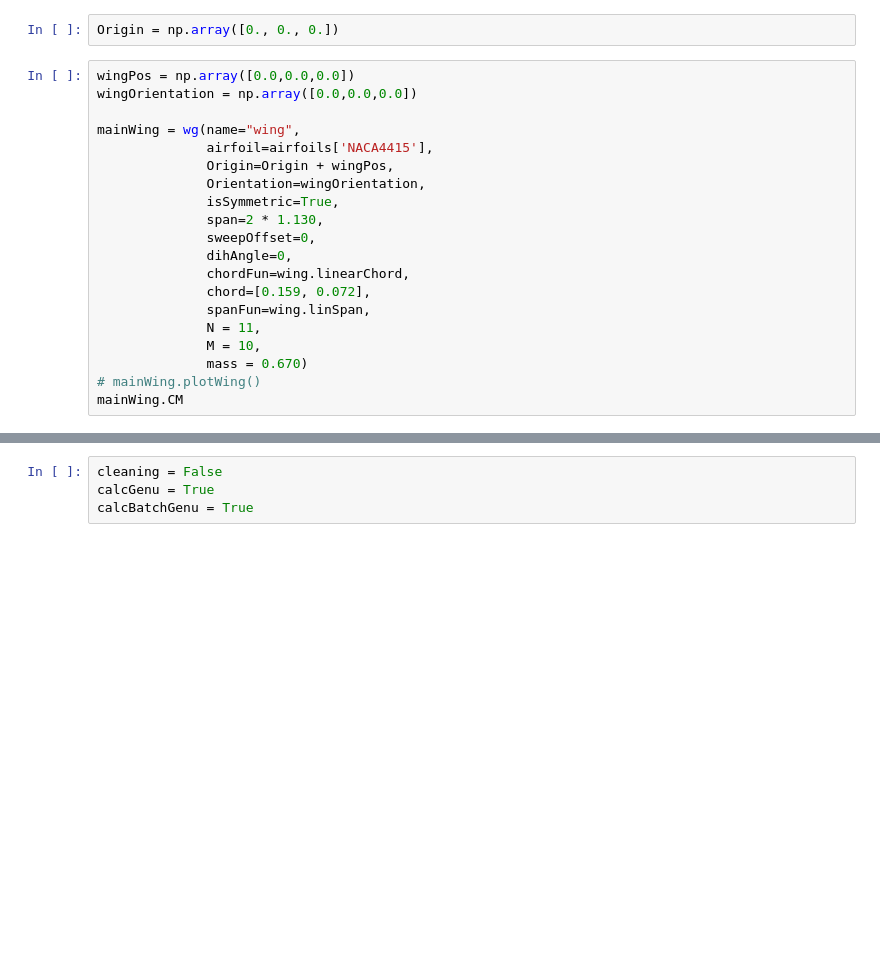
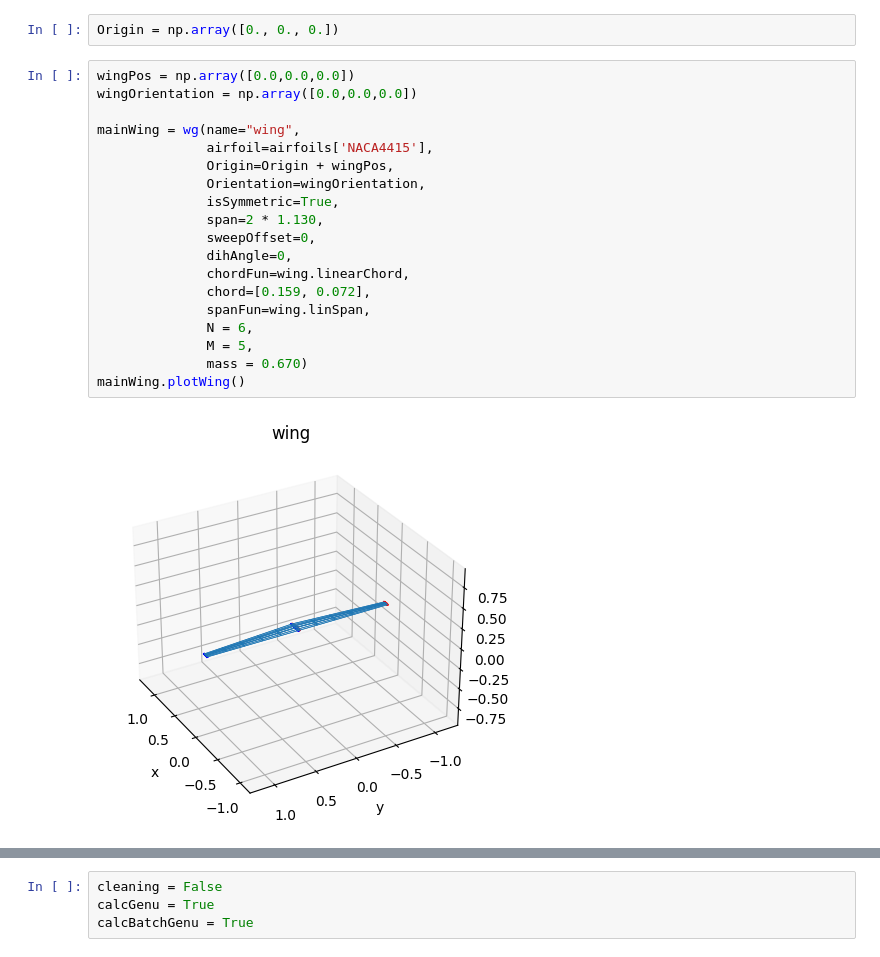
Before and after one commit to trifwn/Icarus, a Jupyter notebook: 3DCalc.ipynb, the cells around one changed output, grey strips where cells are left out. Saved outputs shown, nothing was run; the diff lists cells and outputs as text; blank space fills up the shorter version.

```diff
--- a/3DCalc.ipynb
+++ b/3DCalc.ipynb
@@ -32,23 +31,24 @@ Origin = np.array([0., 0., 0.])
 # %%
 wingPos = np.array([0.0,0.0,0.0])
 wingOrientation = np.array([0.0,0.0,0.0])
 
 mainWing = wg(name="wing",
               airfoil=airfoils['NACA4415'],
               Origin=Origin + wingPos,
               Orientation=wingOrientation,
               isSymmetric=True,
               span=2 * 1.130,
               sweepOffset=0,
               dihAngle=0,
               chordFun=wing.linearChord,
               chord=[0.159, 0.072],
               spanFun=wing.linSpan,
-              N = 11,
-              M = 10,
+              N = 6,
+              M = 5,
               mass = 0.670)
-# mainWing.plotWing()
-mainWing.CM
+mainWing.plotWing()
+# %% [output]
+[figure, added]
 # %%
 elevatorPos = np.array([0.54,0.,0.])
 elevatorOrientantion = np.array([0.,0.,0.])
```
Also changed, not shown: parts of 4 cells of this notebook, 3 other files.
